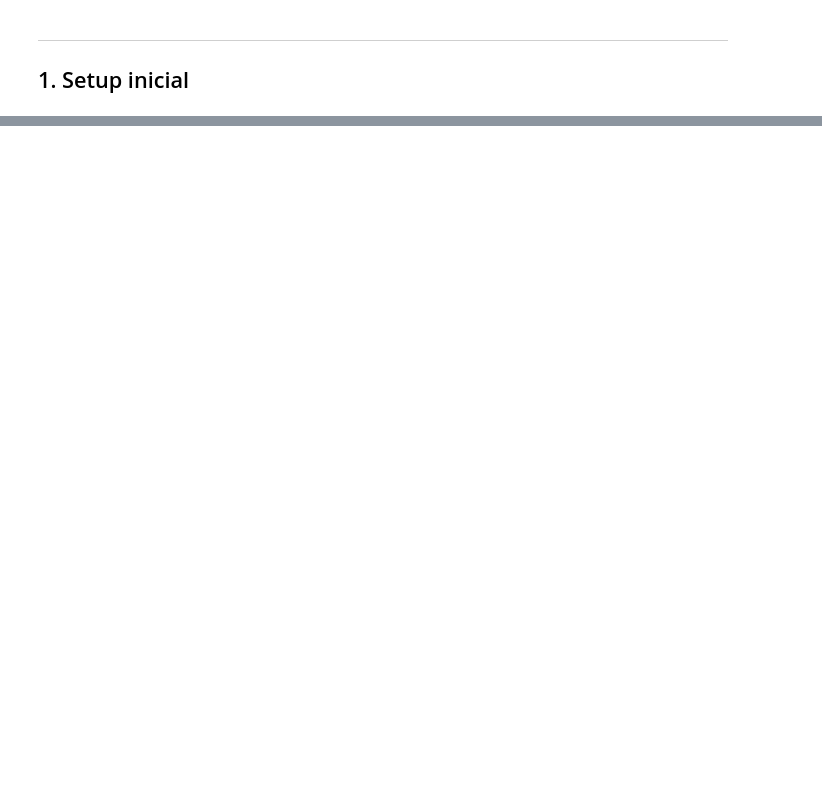
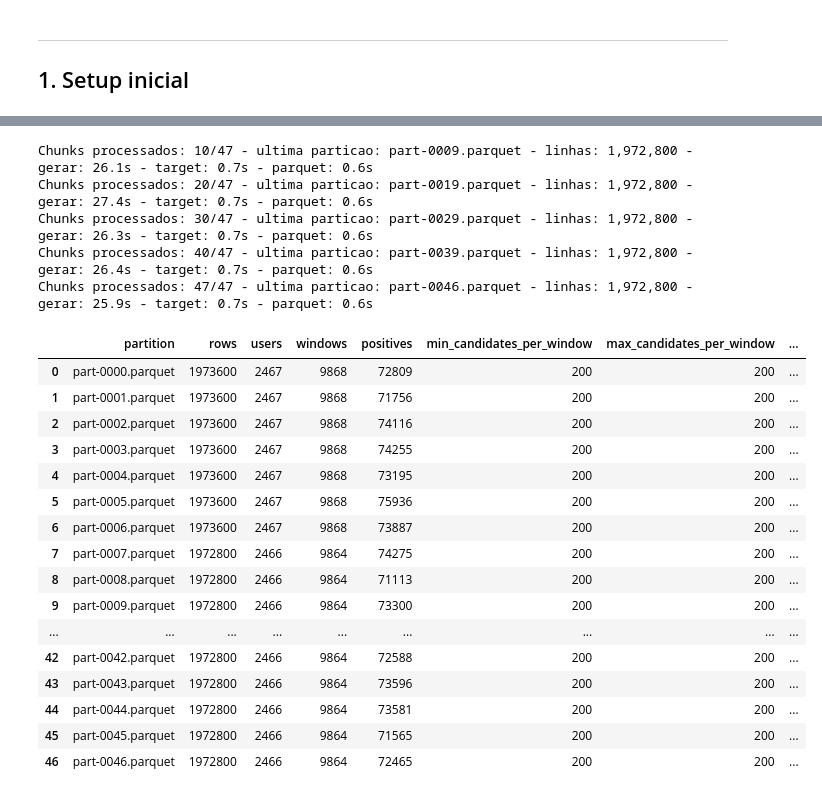
Before and after one commit to helioneto3108/mlp-market-recommender-system, a Jupyter notebook: notebooks/03-candidate-strategy.ipynb, the cells around one changed output, grey strips where cells are left out. Drawn from its saved outputs; the diff is of its cells as text; code cells hidden in the pictures; blank space fills up the shorter version.

```diff
--- a/notebooks/03-candidate-strategy.ipynb
+++ b/notebooks/03-candidate-strategy.ipynb
@@ -1016,0 +1094,19 @@ Produtos: 49,418
+# %%
+def add_target_to_candidates(candidates_chunk):
+    target_chunk = target_products_df[
+        target_products_df["target_order_id"].isin(
+            candidates_chunk["target_order_id"].unique()
+        )
+    ].copy()
+    target_chunk["target"] = 1
+
+    candidates_chunk = candidates_chunk.merge(
+        target_chunk,
+        on=["target_order_id", "product_id"],
+        how="left",
+    )
+    candidates_chunk["target"] = candidates_chunk["target"].fillna(0).astype(int)
+
+    del target_chunk
+
+    return candidates_chunk
@@ -1016,0 +1171,50 @@ Produtos: 49,418
+# %%
+partition_stats = []
+
+for chunk_idx, user_chunk in enumerate(user_chunks):
+    chunk_stats = process_candidate_chunk(
+        chunk_idx=chunk_idx,
+        user_chunk=user_chunk,
+    )
+    partition_stats.append(chunk_stats)
+
+    processed_chunks = chunk_idx + 1
+    if (
+        processed_chunks % PROGRESS_EVERY_CHUNKS == 0
+        or processed_chunks == len(user_chunks)
+    ):
+        print(
+            f"Chunks processados: {processed_chunks:,}/{len(user_chunks):,} "
+            f"- ultima particao: {chunk_stats['partition']} "
+            f"- linhas: {chunk_stats['rows']:,} "
+            f"- gerar: {chunk_stats['generate_seconds']:.1f}s "
+            f"- target: {chunk_stats['target_seconds']:.1f}s "
+            f"- parquet: {chunk_stats['write_seconds']:.1f}s"
+        )
+
+partition_stats_df = pd.DataFrame(partition_stats)
+
+partition_stats_df.head()
+# %% [output]
+Chunks processados: 10/47 - ultima particao: part-0009.parquet - linhas: 1,972,800 - gerar: 26.1s - target: 0.7s - parquet: 0.6s
+Chunks processados: 20/47 - ultima particao: part-0019.parquet - linhas: 1,972,800 - gerar: 27.4s - target: 0.7s - parquet: 0.6s
+Chunks processados: 30/47 - ultima particao: part-0029.parquet - linhas: 1,972,800 - gerar: 26.3s - target: 0.7s - parquet: 0.6s
+Chunks processados: 40/47 - ultima particao: part-0039.parquet - linhas: 1,972,800 - gerar: 26.4s - target: 0.7s - parquet: 0.6s
+Chunks processados: 47/47 - ultima particao: part-0046.parquet - linhas: 1,972,800 - gerar: 25.9s - target: 0.7s - parquet: 0.6s
+|  | partition | rows | users | windows | positives | min_candidates_per_window | max_candidates_per_window | ... |
+| 0 | part-0000.parquet | 1973600 | 2467 | 9868 | 72809 | 200 | 200 | ... |
+| 1 | part-0001.parquet | 1973600 | 2467 | 9868 | 71756 | 200 | 200 | ... |
+| 2 | part-0002.parquet | 1973600 | 2467 | 9868 | 74116 | 200 | 200 | ... |
+| 3 | part-0003.parquet | 1973600 | 2467 | 9868 | 74255 | 200 | 200 | ... |
+| 4 | part-0004.parquet | 1973600 | 2467 | 9868 | 73195 | 200 | 200 | ... |
+| 5 | part-0005.parquet | 1973600 | 2467 | 9868 | 75936 | 200 | 200 | ... |
+| 6 | part-0006.parquet | 1973600 | 2467 | 9868 | 73887 | 200 | 200 | ... |
+| 7 | part-0007.parquet | 1972800 | 2466 | 9864 | 74275 | 200 | 200 | ... |
+| 8 | part-0008.parquet | 1972800 | 2466 | 9864 | 71113 | 200 | 200 | ... |
+| 9 | part-0009.parquet | 1972800 | 2466 | 9864 | 73300 | 200 | 200 | ... |
+| ... | ... | ... | ... | ... | ... | ... | ... | ... |
+| 42 | part-0042.parquet | 1972800 | 2466 | 9864 | 72588 | 200 | 200 | ... |
+| 43 | part-0043.parquet | 1972800 | 2466 | 9864 | 73596 | 200 | 200 | ... |
+| 44 | part-0044.parquet | 1972800 | 2466 | 9864 | 73581 | 200 | 200 | ... |
+| 45 | part-0045.parquet | 1972800 | 2466 | 9864 | 71565 | 200 | 200 | ... |
+| 46 | part-0046.parquet | 1972800 | 2466 | 9864 | 72465 | 200 | 200 | ... |
```
Also changed, not shown: parts of 94 cells of this notebook.
